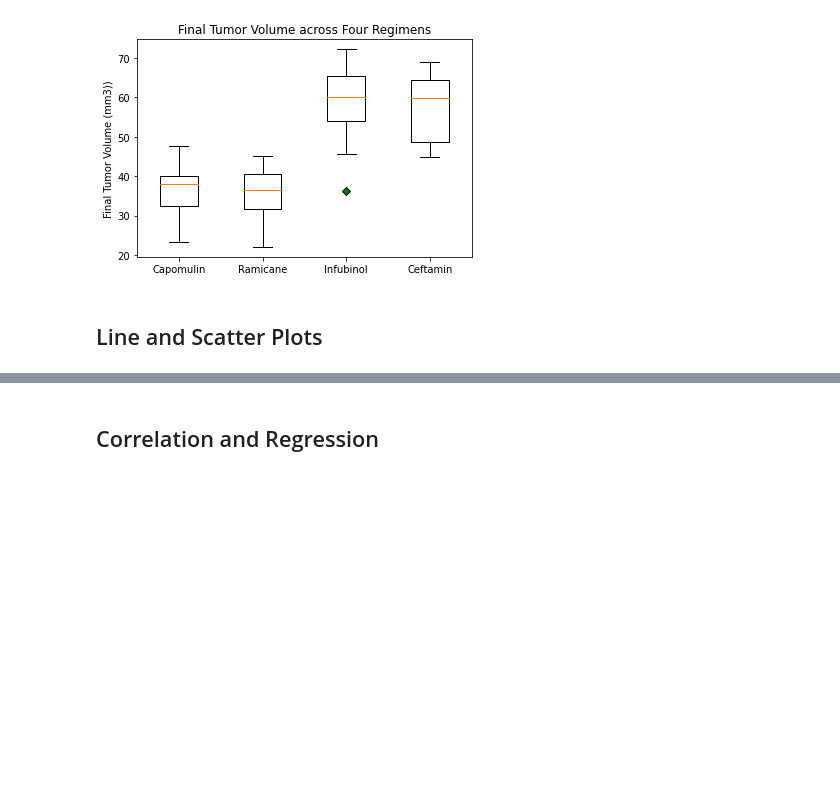
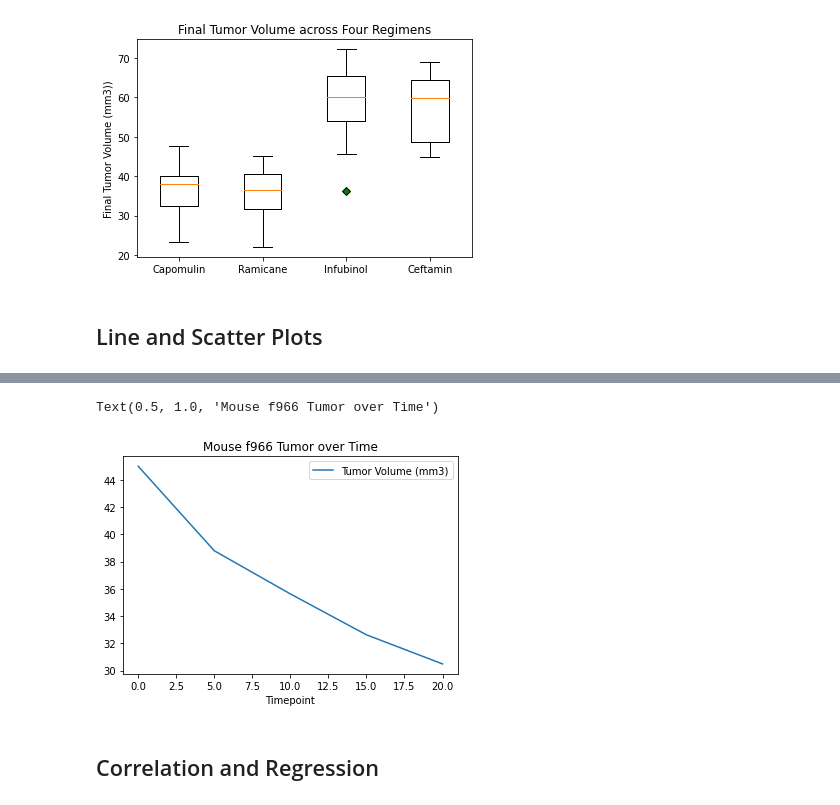
Before and after one commit to chanrce/Matplotlib-challenge, a Jupyter notebook: Instructions/Pymaceuticals/pymaceuticals_starter.ipynb, the cells around one changed output, grey strips where cells are left out. Cells and saved outputs as stored; diff of their text form; code cells hidden in the pictures; blank space fills up the shorter version.

Commit message:
finished line chart

```diff
--- a/Instructions/Pymaceuticals/pymaceuticals_starter.ipynb
+++ b/Instructions/Pymaceuticals/pymaceuticals_starter.ipynb
@@ -331,0 +343,4 @@ plt.show()
+# %%
+#Selected mouse f966. Get data from original dataframe for mouse f966.
+f966info = cleaned_df.loc[cleaned_df["Mouse ID"]=="f966"]
+f966info
@@ -331,0 +354,3 @@ plt.show()
+# %%
+#Different method
+f966new=pd.DataFrame(f966info, columns=["Timepoint","Tumor Volume (mm3)"])
@@ -332,3 +364,10 @@ plt.show()
+# %%
+#Creating line chart for mouse f966
+f966new.plot(x="Timepoint", y= "Tumor Volume (mm3)", kind ="line")
+plt.title("Mouse f966 Tumor over Time")
+# %% [output]
+Text(0.5, 1.0, 'Mouse f966 Tumor over Time')
+[figure, added]
 # %%
 # Generate a scatter plot of average tumor volume vs. mouse weight
 # for all mice in the Capomulin regimen
```
Also changed, not shown: parts of 4 cells of this notebook.
